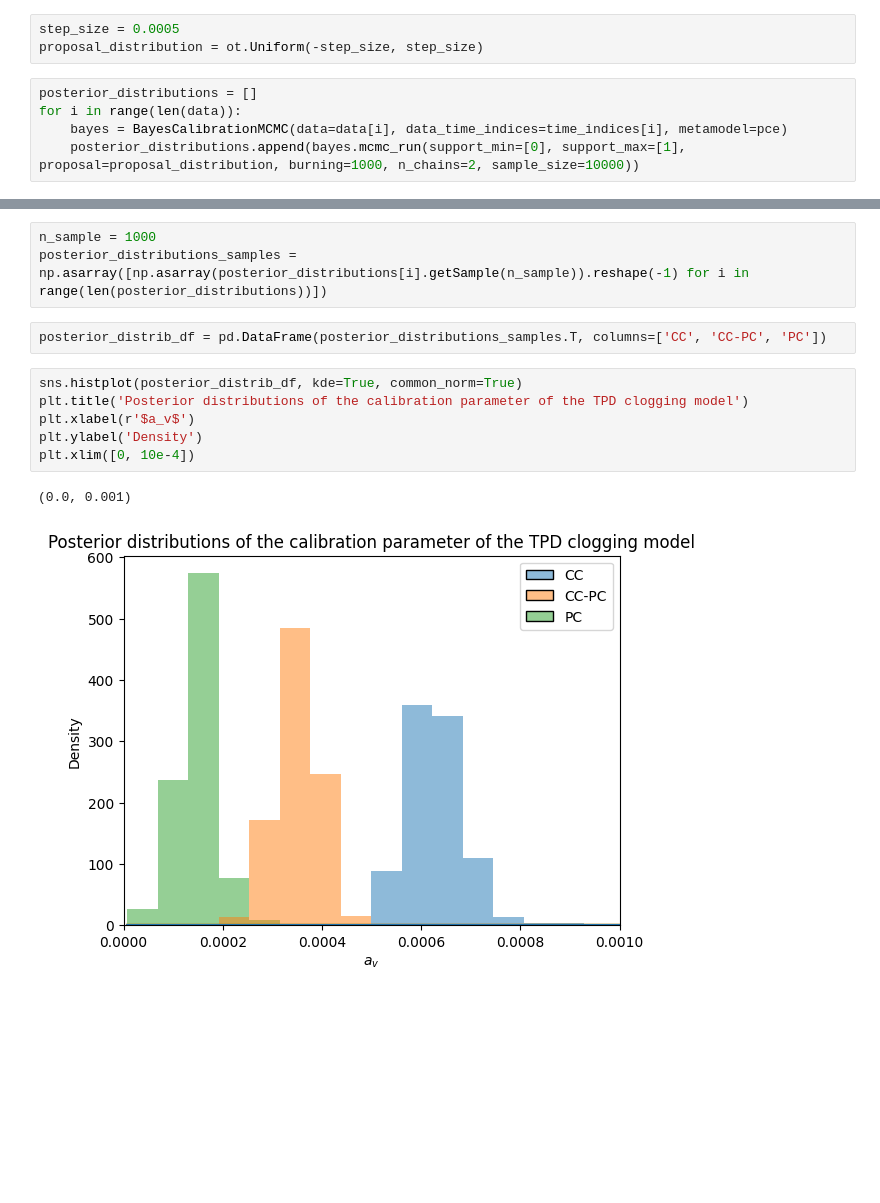
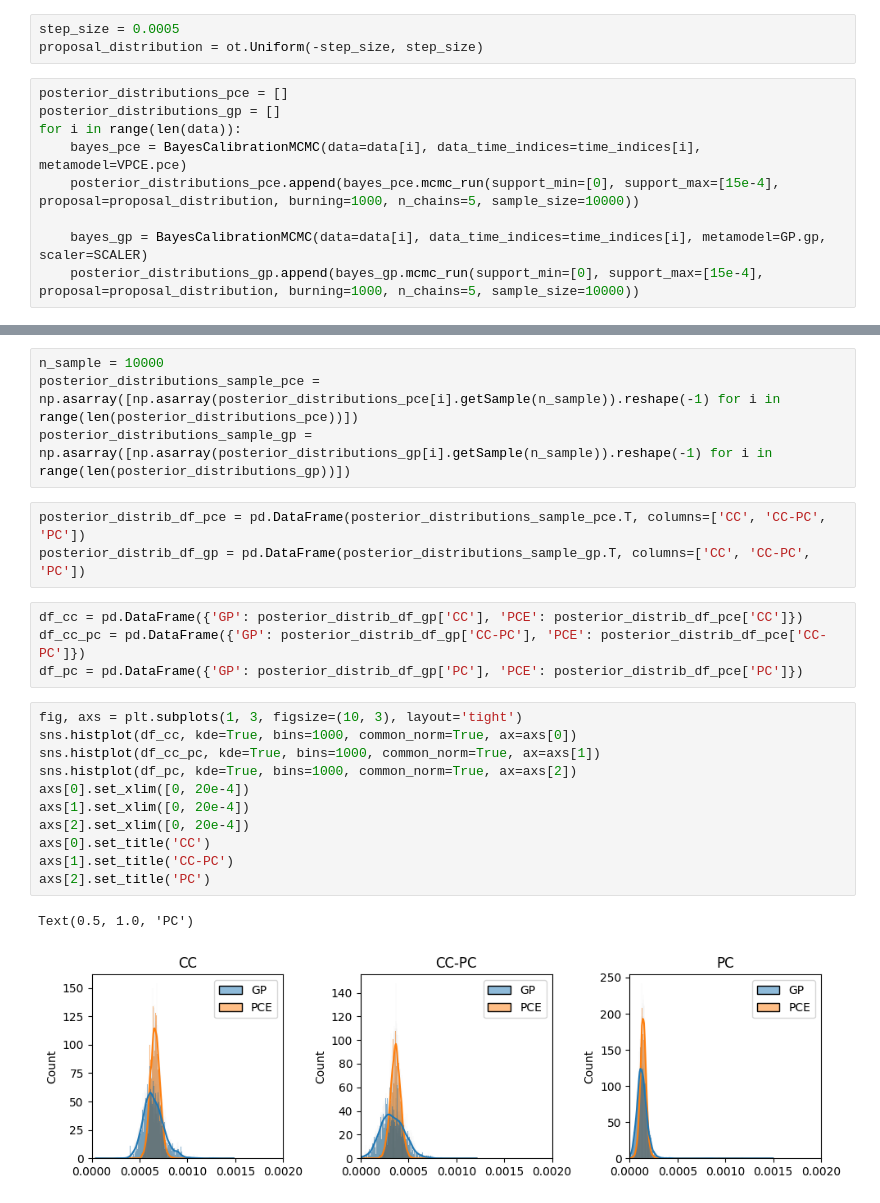
Before and after one commit to EdgarJaber/bayes-calibration-for-prognostics, a Jupyter notebook: calibration.ipynb, the cells around one changed output, grey strips where cells are left out. Drawn from its saved outputs; the diff is of its cells as text; blank space fills up the shorter version.

Commit message:
Corrected some metamodels

```diff
--- a/calibration.ipynb
+++ b/calibration.ipynb
@@ -29,10 +47,14 @@ pce = pce.getMetaModel()
 step_size = 0.0005
 proposal_distribution = ot.Uniform(-step_size, step_size)
 # %%
-posterior_distributions = []
+posterior_distributions_pce = []
+posterior_distributions_gp = []
 for i in range(len(data)):
-    bayes = BayesCalibrationMCMC(data=data[i], data_time_indices=time_indices[i], metamodel=pce)
-    posterior_distributions.append(bayes.mcmc_run(support_min=[0], support_max=[1], proposal=proposal_distribution, burning=1000, n_chains=2, sample_size=10000))
+    bayes_pce = BayesCalibrationMCMC(data=data[i], data_time_indices=time_indices[i], metamodel=VPCE.pce)
+    posterior_distributions_pce.append(bayes_pce.mcmc_run(support_min=[0], support_max=[15e-4], proposal=proposal_distribution, burning=1000, n_chains=5, sample_size=10000))
+
+    bayes_gp = BayesCalibrationMCMC(data=data[i], data_time_indices=time_indices[i], metamodel=GP.gp, scaler=SCALER)
+    posterior_distributions_gp.append(bayes_gp.mcmc_run(support_min=[0], support_max=[15e-4], proposal=proposal_distribution, burning=1000, n_chains=5, sample_size=10000))
 # %% [output]
 Running Markov chain 0
 Running Markov chain 1
@@ -46,14 +76,25 @@ Gelman-Rubin convergence diagnostic: [1.02844958]
 # %%
-n_sample = 1000
-posterior_distributions_samples = np.asarray([np.asarray(posterior_distributions[i].getSample(n_sample)).reshape(-1) for i in range(len(posterior_distributions))])
+n_sample = 10000
+posterior_distributions_sample_pce = np.asarray([np.asarray(posterior_distributions_pce[i].getSample(n_sample)).reshape(-1) for i in range(len(posterior_distributions_pce))])
+posterior_distributions_sample_gp = np.asarray([np.asarray(posterior_distributions_gp[i].getSample(n_sample)).reshape(-1) for i in range(len(posterior_distributions_gp))])
 # %%
-posterior_distrib_df = pd.DataFrame(posterior_distributions_samples.T, columns=['CC', 'CC-PC', 'PC'])
+posterior_distrib_df_pce = pd.DataFrame(posterior_distributions_sample_pce.T, columns=['CC', 'CC-PC', 'PC'])
+posterior_distrib_df_gp = pd.DataFrame(posterior_distributions_sample_gp.T, columns=['CC', 'CC-PC', 'PC'])
-# %%
-sns.histplot(posterior_distrib_df, kde=True, common_norm=True)
-plt.title('Posterior distributions of the calibration parameter of the TPD clogging model')
-plt.xlabel(r'$a_v$')
-plt.ylabel('Density')
-plt.xlim([0, 10e-4])
-# %% [output]
-(0.0, 0.001)
-[figure, removed]
+# %%
+df_cc = pd.DataFrame({'GP': posterior_distrib_df_gp['CC'], 'PCE': posterior_distrib_df_pce['CC']})
+df_cc_pc = pd.DataFrame({'GP': posterior_distrib_df_gp['CC-PC'], 'PCE': posterior_distrib_df_pce['CC-PC']})
+df_pc = pd.DataFrame({'GP': posterior_distrib_df_gp['PC'], 'PCE': posterior_distrib_df_pce['PC']})
+# %%
+fig, axs = plt.subplots(1, 3, figsize=(10, 3), layout='tight')
+sns.histplot(df_cc, kde=True, bins=1000, common_norm=True, ax=axs[0])
+sns.histplot(df_cc_pc, kde=True, bins=1000, common_norm=True, ax=axs[1])
+sns.histplot(df_pc, kde=True, bins=1000, common_norm=True, ax=axs[2])
+axs[0].set_xlim([0, 20e-4])
+axs[1].set_xlim([0, 20e-4])
+axs[2].set_xlim([0, 20e-4])
+axs[0].set_title('CC')
+axs[1].set_title('CC-PC')
+axs[2].set_title('PC')
+# %% [output]
+Text(0.5, 1.0, 'PC')
+[figure, added]
```
Also changed, not shown: parts of 4 cells of this notebook, 14 other files.
